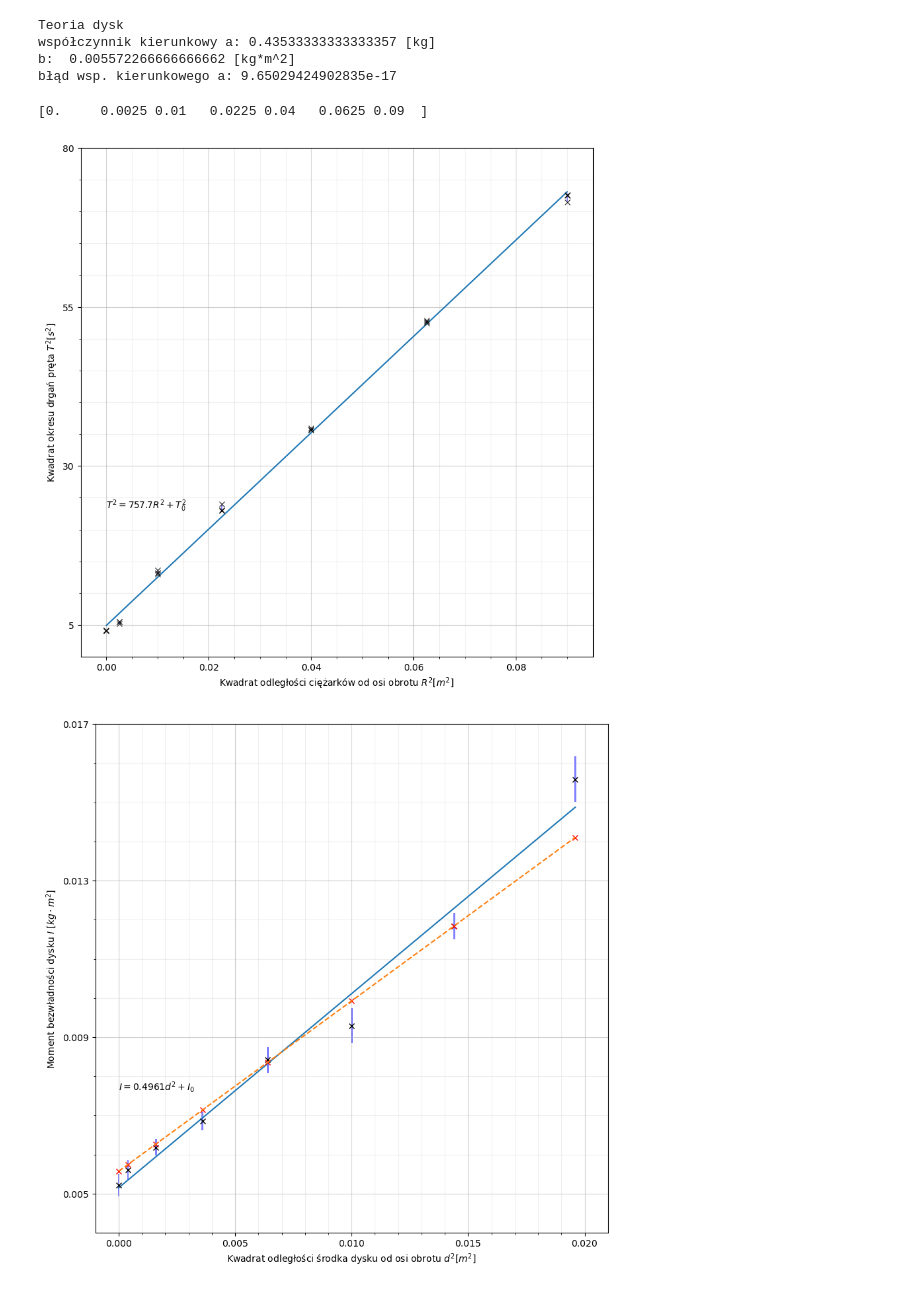
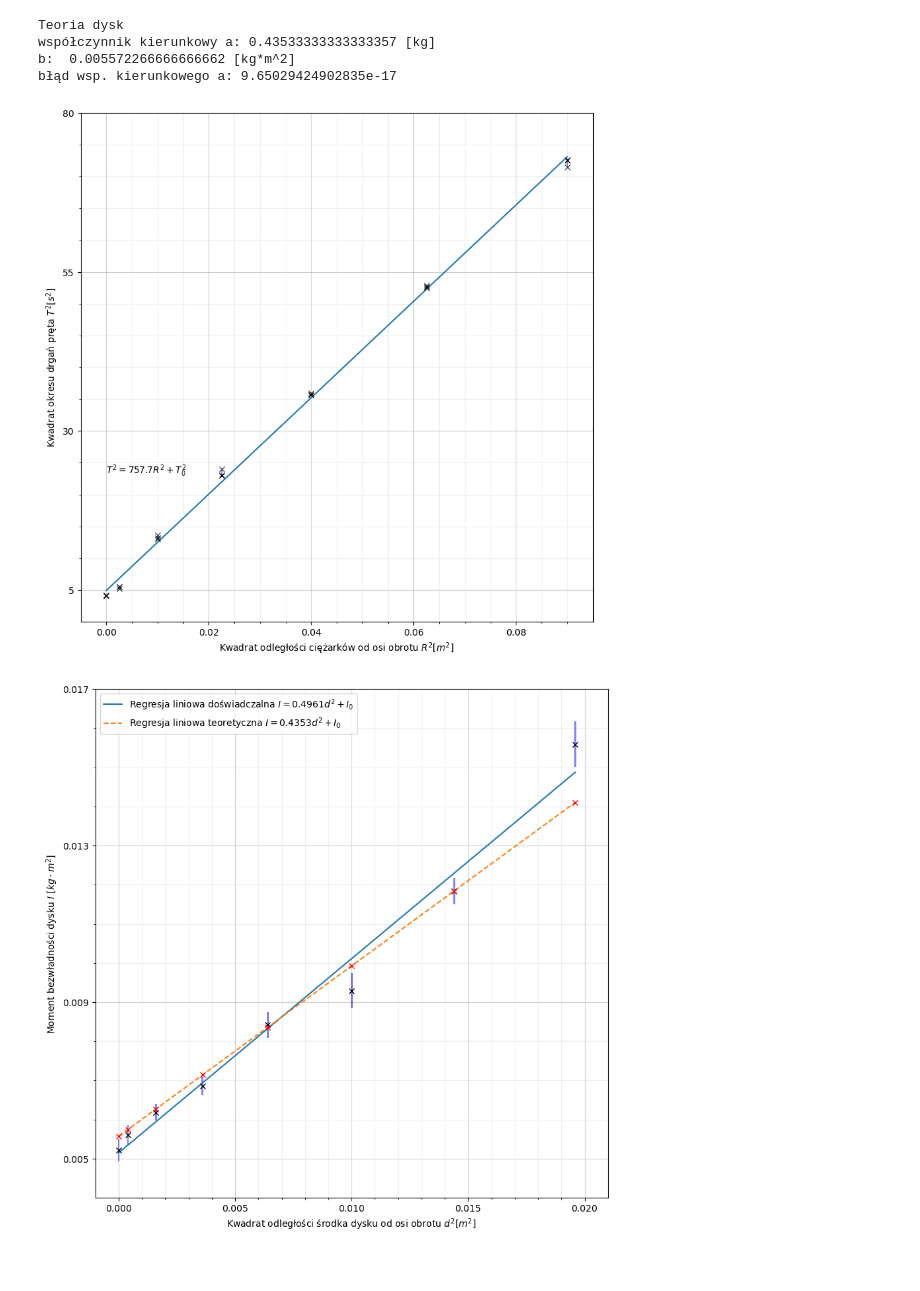
Before and after one commit to NiebieskiRekin/Fizyka104, a Jupyter notebook: lab2.ipynb, the cells around one changed output. Saved outputs shown, nothing was run; the diff lists cells and outputs as text; code cells hidden in the pictures.

```diff
--- a/lab2.ipynb
+++ b/lab2.ipynb
@@ -259,9 +259,18 @@ pret.I_pomiar = D * (pret.dane["mean(T) [s]"][0] / (2*np.pi))**2
 pret.blad_I_pomiar = (blad_D/D + 2*pret.dane["error(T) [s]"][0]/pret.dane["mean(T) [s]"][0])*pret.I_pomiar
 
 # obliczenia I teoria kg*m^2
-pret.I_teoria =  (1/12) * masa_pret * dlugosc_pret**2
+pret.I_teoria =  (1/12) * masa_pret * (dlugosc_pret**2)
 # obliczenia błąd I kg*m^2
-pret.blad_I_teoria = (blad_mc/mc + (2*pret.length.error)/dlugosc_pret)*pret.I_teoria
+pret.blad_I_teoria = (pret.mass.error/masa_pret + (2*pret.length.error)/dlugosc_pret)*pret.I_teoria
+
+
+print("")
+print("PRET MOMENT BEZWLADNOSCI")
+print("I pomiar", pret.I_pomiar)
+print("I pomiar blad", pret.blad_I_pomiar)
+print("I teoria", pret.I_teoria)
+print("I teoria blad", pret.blad_I_teoria)
+print("")
 
 
 dysk.dane["I pomiar [kg*m^2]"] = np.ones(dysk.n)
@@ -280,7 +289,7 @@ dysk.dane["blad I pomiar [kg*m^2]"][0] = dysk.blad_I_pomiar
 dysk.I_teoria = (1/2) * masa_dysk * promien_dysk**2
 dysk.dane["I teoria [kg*m^2]"][0] = dysk.I_teoria
 # obliczenia błąd I kg*m^2
-dysk.blad_I_teoria = (blad_mc/mc + (2*dysk.radius.error)/promien_dysk)*dysk.I_teoria
+dysk.blad_I_teoria = (dysk.mass.error/masa_dysk + (2*dysk.radius.error)/promien_dysk)*dysk.I_teoria
 dysk.dane["blad I teoria [kg*m^2]"][0] = dysk.blad_I_teoria
 
 def blad_I_teoria_dysk(r,m,d):
@@ -298,9 +307,13 @@ for i in range(1,dysk.n):
 
 print("Dane Pręt")
 print(pret.dane)
+with open("pret_dane.csv", "w") as plik_dane_pret:
+    plik_dane_pret.write(pret.dane.to_csv(index=False))
 print("")
 print("Dane Dysk")
 print(dysk.dane)
+with open("dysk_dane.csv", "w") as plik_dane_dysk:
+    plik_dane_dysk.write(dysk.dane.to_csv(index=False))
 # %% [output]
 mc:  0.2591666666666667
 blad_mc:  0.001
@@ -396,7 +409,7 @@ def make_error_boxes(ax, xdata, ydata, xerror, yerror, facecolor='b',
 
     # Create patch collection with specified colour/alpha
     pc = PatchCollection(errorboxes, facecolor=facecolor, alpha=alpha,
-                         edgecolor=edgecolor)
+                         edgecolor=edgecolor, zorder=2)
 
     # Add collection to axes
     ax.add_collection(pc)
@@ -404,7 +417,6 @@ def make_error_boxes(ax, xdata, ydata, xerror, yerror, facecolor='b',
     return ax
 # %%
 for obiekt in [pret]:
-    print(obiekt.x)
     # Create figure and axes
     fig, ax = plt.subplots(1)
 
@@ -457,7 +469,6 @@ for obiekt in [pret]:
     plt.savefig(f"wykres_{obiekt.ascii_name}.svg",format="svg", bbox_inches='tight', pad_inches=0)
     plt.show()
 # %% [output]
-[0.     0.0025 0.01   0.0225 0.04   0.0625 0.09  ]
 [figure]
 # %%
 for obiekt in [dysk]:
@@ -481,37 +492,36 @@ for obiekt in [dysk]:
 
     major_yticks = np.arange(ymin,ymax+minor_ytick_spacing,major_ytick_spacing)
     minor_yticks = np.arange(ymin,ymax+minor_ytick_spacing,minor_ytick_spacing)
 
     ax.set_xticks(major_xticks)
     ax.set_xticks(minor_xticks, minor=True)
     ax.set_yticks(major_yticks)
     ax.set_yticks(minor_yticks, minor=True)
 
     ax.grid(which='minor', alpha=0.2)
     ax.grid(which='major', alpha=0.6)
 
 
     # Call function to create error boxes
     _ = make_error_boxes(ax, obiekt.x, obiekt.y, obiekt.xerr, obiekt.yerr)
 
-    plt.plot(obiekt.x,obiekt.a*obiekt.x+obiekt.b)  # plot measurement regression line
+    plt.plot(obiekt.x,obiekt.a*obiekt.x+obiekt.b, label=f"Regresja liniowa doświadczalna $I = {obiekt.a:.4f}d^2+I_0$")  # plot measurement regression line
+
+    plt.plot(teoria.x,teoria.a*teoria.x+teoria.b, linestyle='dashed', label=f"Regresja liniowa teoretyczna $I = {teoria.a:.4f}d^2+I_0$")  # plot theoretical regression line
 
     plt.plot(obiekt.x,obiekt.y,'kx') # plot measurement points
 
     plt.plot(obiekt.x,dysk.dane["I teoria [kg*m^2]"],'rx') # plot theoretical points
-
-    plt.plot(teoria.x,teoria.a*teoria.x+teoria.b, linestyle='dashed')  # plot theoretical regression line
 
     plt.axis([xmin-minor_xtick_spacing,xmax+minor_xtick_spacing, ymin-minor_ytick_spacing,ymax])
 
     # Adding labels
     ax.set_ylabel(f"Moment bezwładności {obiekt.conjugated_name} $I$ $[kg \cdot m^2]$")
     ax.set_xlabel(f"{obiekt.x_axis_description}")
 
-    # equation
-    plt.text(0,np.median(obiekt.y), f"$I = {obiekt.a:.4f}d^2+I_0$")
+    ax.legend(loc=2)
+    plt.savefig(f"wykres_{obiekt.ascii_name}.svg",format="svg", bbox_inches='tight', pad_inches=0)
 
-    plt.savefig(f"wykres_{obiekt.ascii_name}.svg",format="svg", bbox_inches='tight', pad_inches=0)
     plt.show()
 # %% [output]
-[figure, old version]
+[figure, new version]
```
Also changed, not shown: parts of 1 cell of this notebook, 2 other files.
